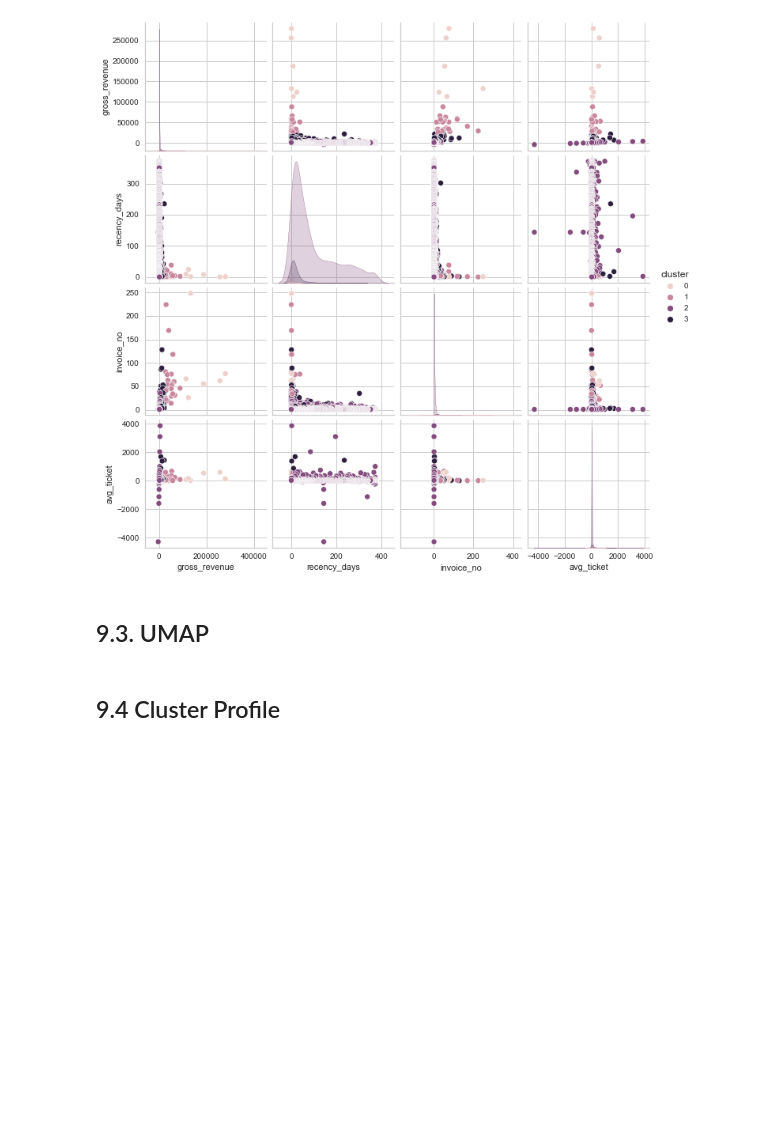
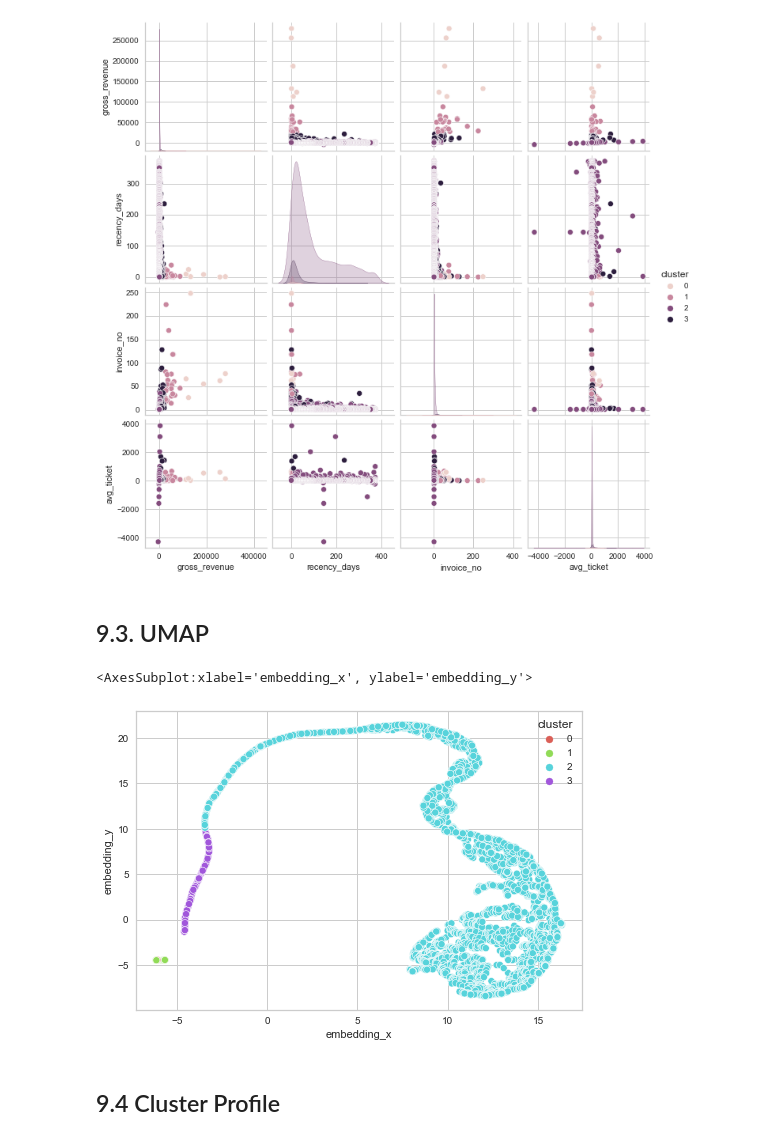
Before and after one commit to HenriqueCR1291/All-in-one-place, a Jupyter notebook: m02_all in one place.ipynb, the cells around one changed output. Saved outputs shown, nothing was run; the diff lists cells and outputs as text; code cells hidden in the pictures; blank space fills up the shorter version.

```diff
--- a/m02_all in one place.ipynb
+++ b/m02_all in one place.ipynb
@@ -350,6 +403,22 @@ sns.pairplot(df_viz, hue='cluster')
 [figure]
 # %% [markdown]
 ## 9.3. UMAP
+# %%
+reducer = umap.UMAP(n_neighbors=20, random_state=42)
+embedding = reducer.fit_transform(X)
+
+#embedding
+df_viz['embedding_x'] = embedding[:,0]
+df_viz['embedding_y'] = embedding[:,1]
+
+#plot UMAP
+sns.scatterplot(x='embedding_x', y='embedding_y',
+               hue='cluster',
+               palette=sns.color_palette('hls', n_colors=len(df_viz['cluster'].unique())),
+               data=df_viz)
+# %% [output]
+<AxesSubplot:xlabel='embedding_x', ylabel='embedding_y'>
+[figure, added]
 # %% [markdown]
 ## 9.4 Cluster Profile
 # %%
```
Also changed, not shown: parts of 13 cells of this notebook.
